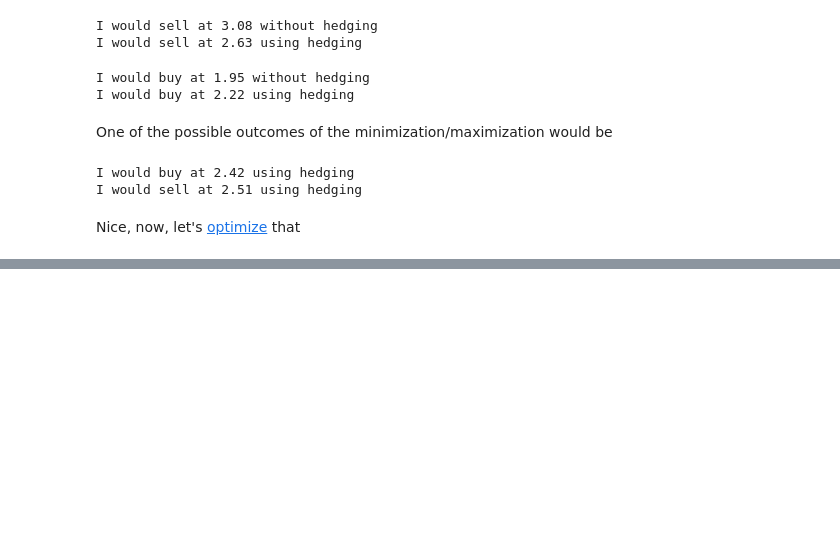
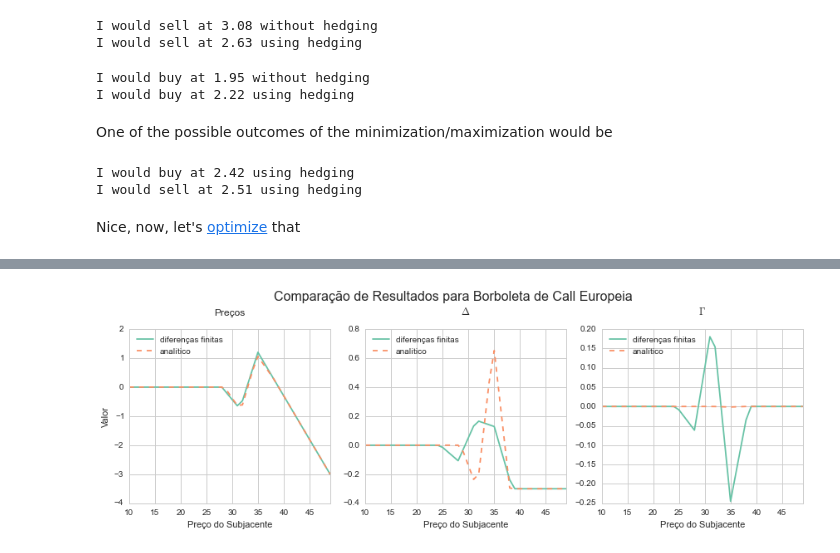
Before and after one commit to ucaiado/FiniteDifference_Pricing, a Jupyter notebook: tests.ipynb, the cells around one changed output, grey strips where cells are left out. Cells and saved outputs as stored; diff of their text form; code cells hidden in the pictures; blank space fills up the shorter version.

```diff
--- a/tests.ipynb
+++ b/tests.ipynb
@@ -613,0 +697,17 @@ print res
+# %%
+d = {'f_volm': 0.25,
+     'f_volM': 0.40,
+     'f_intrate': 0.00,
+     's_ptype': 'C',
+     'l_strike': [29., 32., 35.],
+     'l_qty': [res.x[0], 1., res.x[1]],
+     'f_expiration':10e-6,
+     'f_NAS': 20.,
+     'b_worstcase': True}
+%time df_price, df_delta, df_gamma = opt_value_uvm_fly(**d)
+my_option.df_delta = df_delta
+my_option.df_opt_prices = df_price
+my_option.df_gamma = df_gamma
+l_prices = np.arange(10., 50., 1.)
+my_option.compare_to_analytical_solutions(l_prices, d_param['f_time'])
+# %% [output]
@@ -614,3 +716,4 @@ print res
+[figure, added]
 # %%
 res.x
 # %% [output]
```
Also changed, not shown: parts of 43 cells of this notebook.
